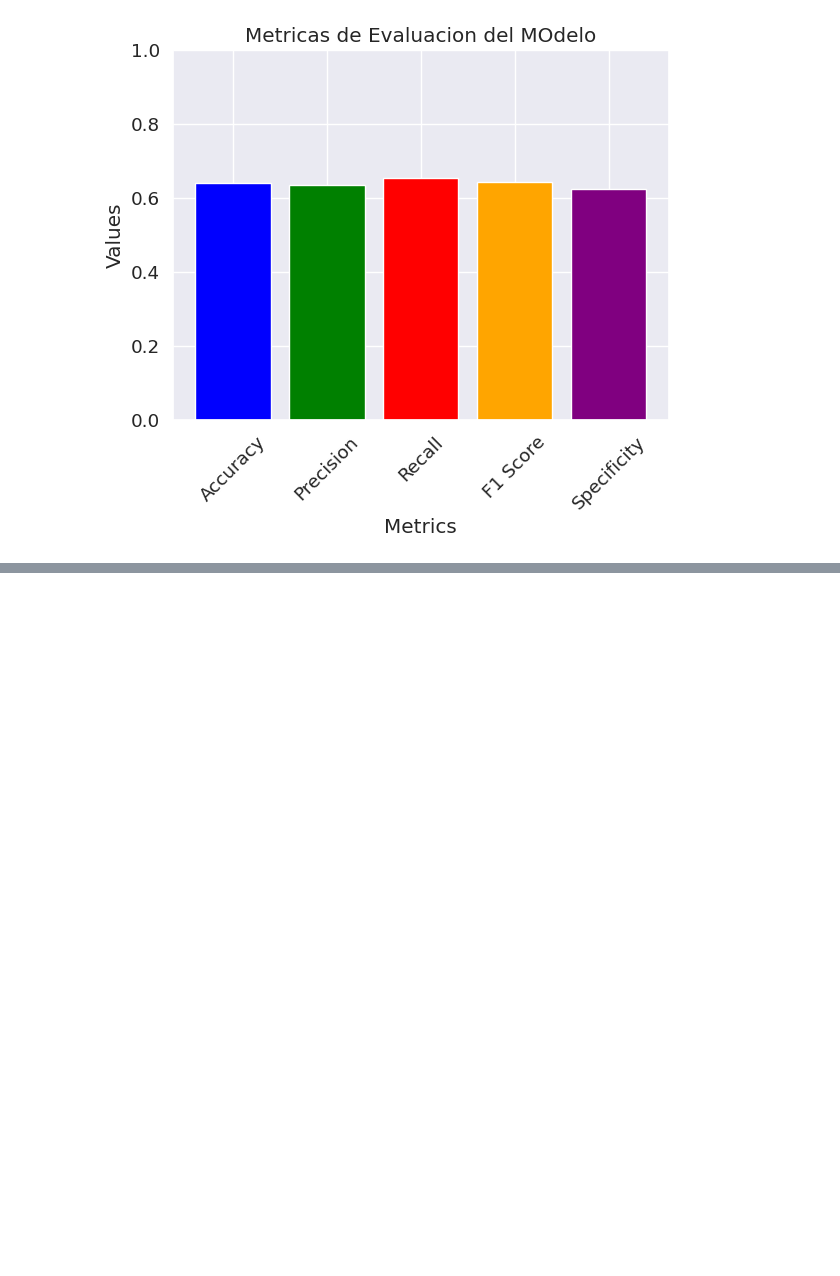
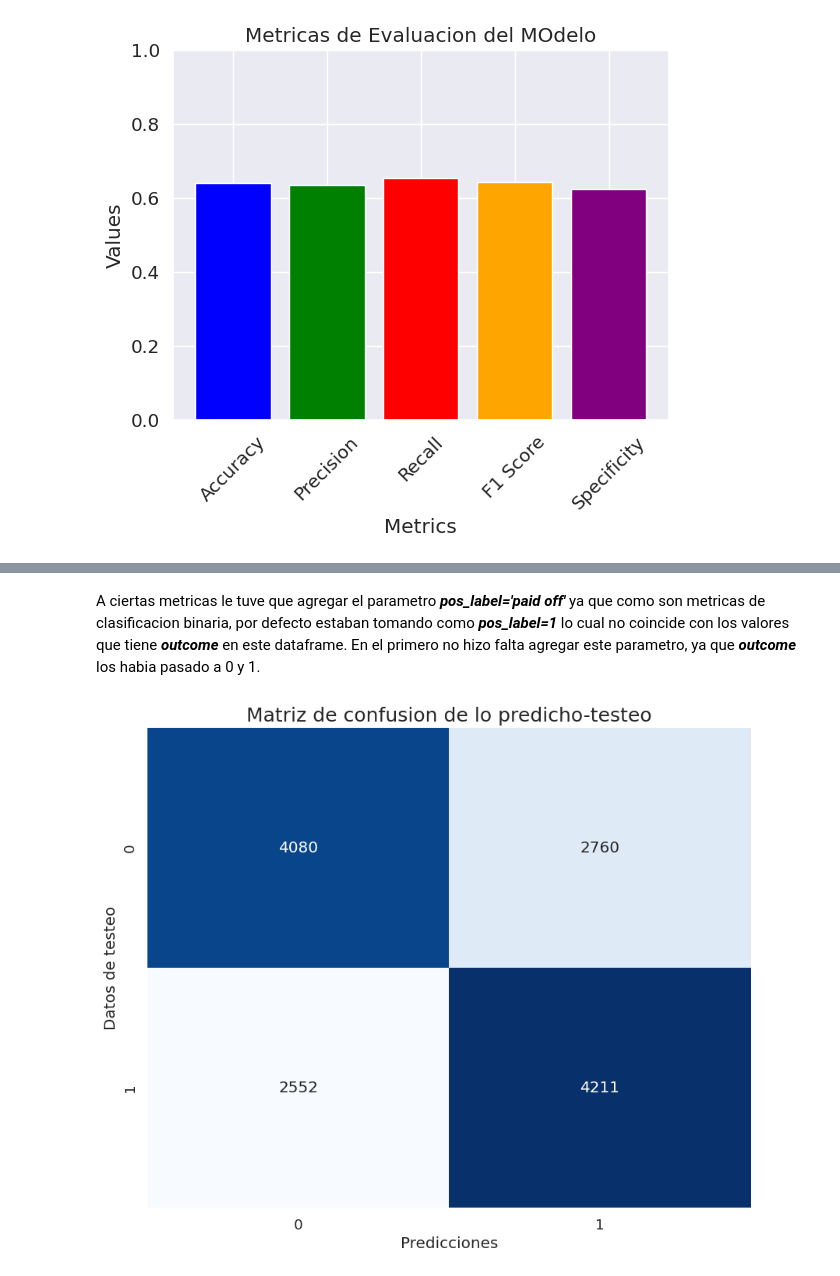
Before and after one commit to MPC139/AI, a Jupyter notebook: Machine Learning with Python/Classification/KNN/KNN_practice_np.ipynb, the cells around one changed output, grey strips where cells are left out. Cells and saved outputs as stored; diff of their text form; code cells hidden in the pictures; blank space fills up the shorter version.

```diff
--- a/Machine Learning with Python/Classification/KNN/KNN_practice_np.ipynb
+++ b/Machine Learning with Python/Classification/KNN/KNN_practice_np.ipynb
@@ -248,0 +313,3 @@ plt.show()
+# %%
+X_2 = preprocessing.StandardScaler().fit(X_2).transform(X_2.astype(float))
+X_2
@@ -248,0 +330,34 @@ plt.show()
+# %%
+X_2_train,X_2_test,y_2_train,y_2_test = train_test_split(X_2, y_2, random_state=11, test_size=0.3)
+# %%
+K_2 = 19
+knn_2 = KNeighborsClassifier(n_neighbors=K_2)
+knn_2.fit(X_2_train, y_2_train)
+y_2_predict = knn_2.predict(X_2_test)
+# %%
+# Exactitud:
+accuracy_knn_2 = metrics.accuracy_score(y_2_test,y_2_predict)
+# Precision
+precision_knn_2 = metrics.precision_score(y_2_test,y_2_predict, pos_label='paid off')
+# Sensibilidad (Recall o True Positive Rate)
+recall_knn_2 = metrics.recall_score(y_2_test,y_2_predict, pos_label='paid off')
+# Valor F1 (F1 Score) (media de la precision y la sensibilidad)
+f1_knn_2 = metrics.f1_score(y_2_test,y_2_predict, pos_label='paid off')
+# Matriz de confusion
+conf_matrix_2 = metrics.confusion_matrix(y_2_test,y_2_predict)
+# Especificidad (Specificity o True negative rate)
+TN_2 = conf_matrix_2[0,0] # verdaderos negativos
+FP_2 = conf_matrix_2[0,1] # falsos positivos
+specificity_knn_2 = TN_2/(TN_2+FP_2)
+# %% [markdown]
+A ciertas metricas le tuve que agregar el parametro ***pos_label='paid off'*** ya que como son metricas de clasificacion binaria, por defecto estaban tomando como ***pos_label=1*** lo cual no coincide con los valores que tiene ***outcome*** en este dataframe. En el primero no hizo falta agregar este parametro, ya que ***outcome*** los habia pasado a 0 y 1.
+# %%
+plt.figure(figsize=(10,8))
+sns.set(font_scale=1.2)
+sns.heatmap(conf_matrix_2, annot=True, cmap='Blues', fmt='g', cbar=False)
+plt.xlabel("Predicciones")
+plt.ylabel("Datos de testeo")
+plt.title('Matriz de confusion de lo predicho-testeo', fontsize=18)
+plt.show()
+# %% [output]
+[figure, added]
```
Also changed, not shown: parts of 14 cells of this notebook.
